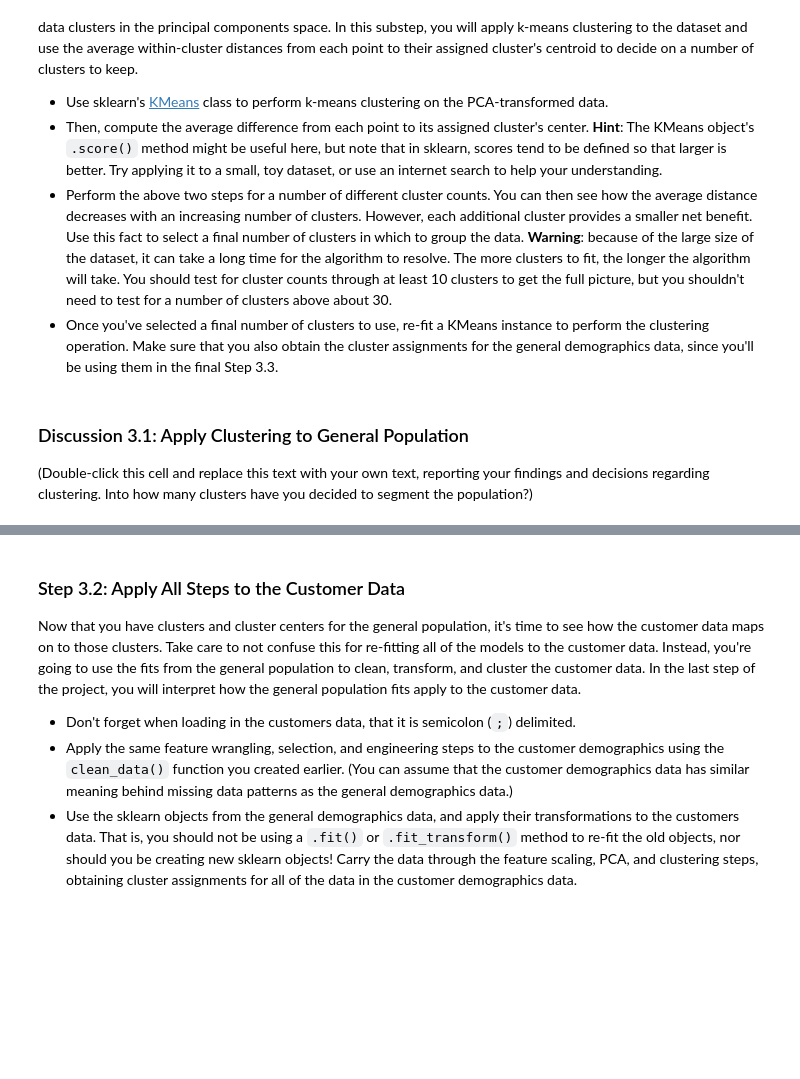
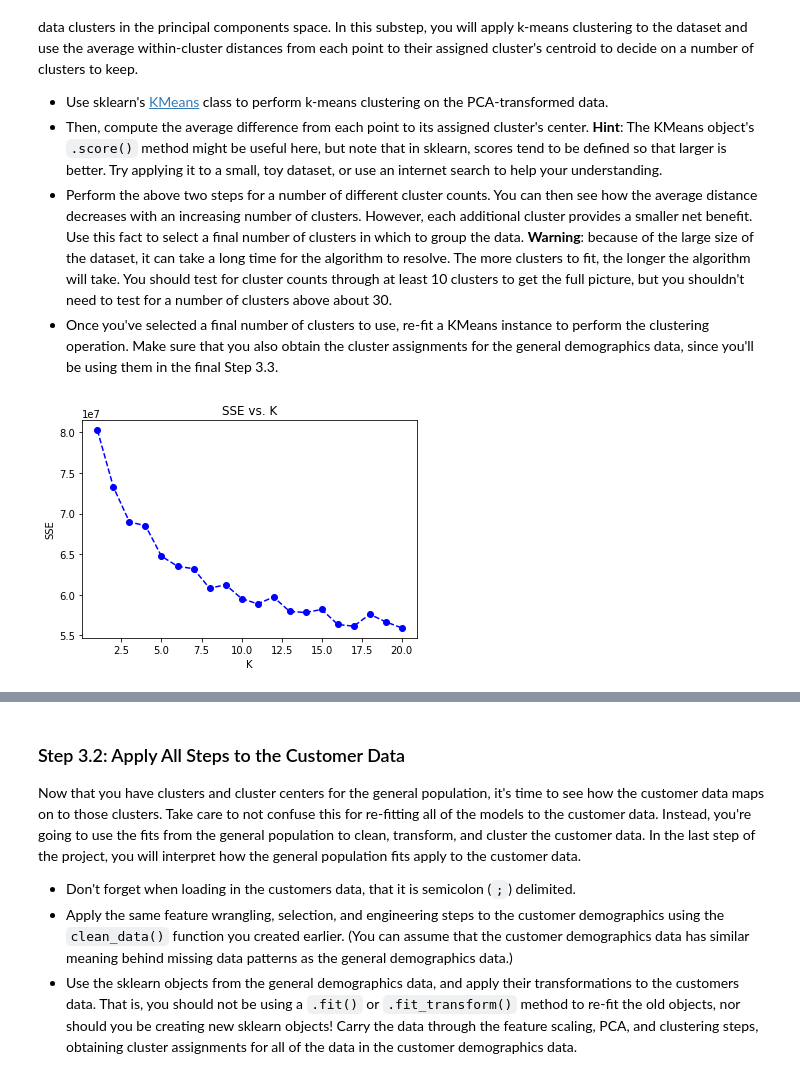
Before and after one commit to msd117c/Identify_customers_ML, a Jupyter notebook: Identify_Customer_Segments.ipynb, the cells around one changed output, grey strips where cells are left out. Cells and saved outputs as stored; diff of their text form; code cells hidden in the pictures; blank space fills up the shorter version.

```diff
--- a/Identify_Customer_Segments.ipynb
+++ b/Identify_Customer_Segments.ipynb
@@ -428,2 +819,4 @@ On your scaled data, you are now ready to apply dimensionality reduction techniq
 # %%
 # Re-apply PCA to the data while selecting for number of components to retain.
+pca_2 = PCA(n_components = 55)
+azdidas_pca_2 = pca_2.fit_transform(azdidas_encoded_scaled)
@@ -469,14 +965,30 @@ You've assessed and cleaned the demographics data, then scaled and transformed t
 # %%
 # Over a number of different cluster counts...
-
+def get_kmeans_score(data, center):
 
     # run k-means clustering on the data and...
-
+    kmeans = MiniBatchKMeans(n_clusters = center)
+    model = kmeans.fit(data)
 
     # compute the average within-cluster distances.
+    score = np.abs(model.score(data))
+
+    return score
+
+scores = []
+centers = list(range(1, 21))
+
+for center in centers:
+    scores.append(get_kmeans_score(azdidas_pca_2, center))
 # %%
 # Investigate the change in within-cluster distance across number of clusters.
 # HINT: Use matplotlib's plot function to visualize this relationship.
+plt.plot(centers, scores, linestyle='--', marker='o', color='b');
+plt.xlabel('K');
+plt.ylabel('SSE');
+plt.title('SSE vs. K');
+# %% [output]
+[figure, added]
 # %%
 # Re-fit the k-means model with the selected number of clusters and obtain
 # cluster predictions for the general population demographics data.
@@ -483,4 +997,0 @@ You've assessed and cleaned the demographics data, then scaled and transformed t
-# %% [markdown]
-### Discussion 3.1: Apply Clustering to General Population
-
-(Double-click this cell and replace this text with your own text, reporting your findings and decisions regarding clustering. Into how many clusters have you decided to segment the population?)
```
Also changed, not shown: parts of 106 cells of this notebook, 1 other file.
